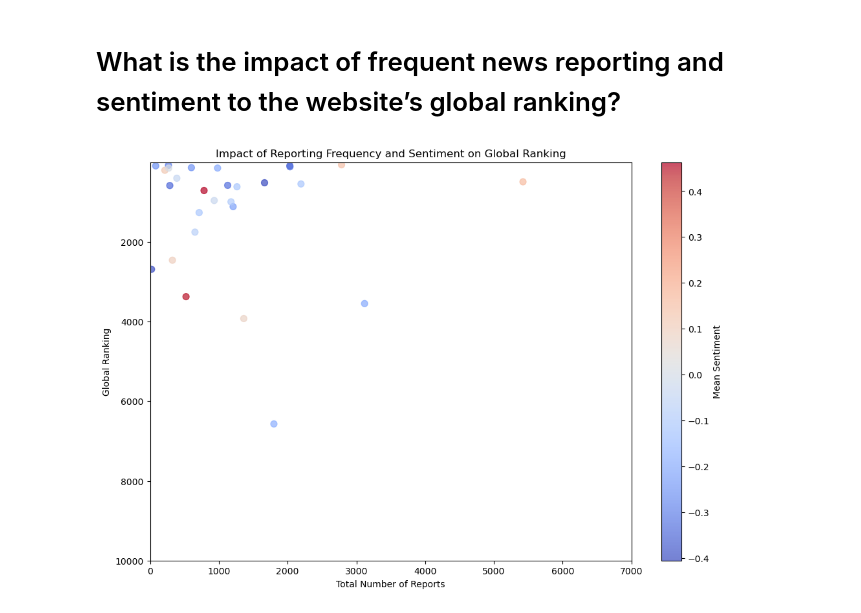
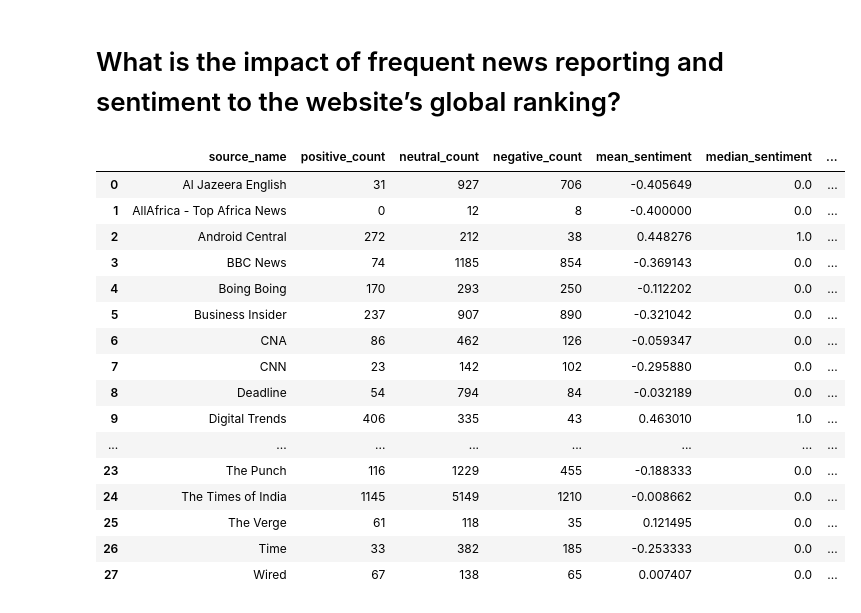
Before and after one commit to mekbibisdone/news_correlation, a Jupyter notebook: notebooks/news_eda.ipynb, the cells around one changed output. Saved outputs shown, nothing was run; the diff lists cells and outputs as text; code cells hidden in the pictures.

```diff
--- a/notebooks/news_eda.ipynb
+++ b/notebooks/news_eda.ipynb
@@ -465,44 +460,41 @@ plt.show()
 # %% [markdown]
 # What is the impact of frequent news reporting and sentiment to the website’s global ranking?
 # %%
-data["Domain"] = data["url"].map(extract_domain)
-
 sentiment_mapping = {'Positive': 1, 'Neutral': 0, 'Negative': -1}
 data['Sentiment'] = data['title_sentiment'].map(sentiment_mapping)
-
-sentiment_stats = data.groupby('Domain').agg(
-    total_reports=pd.NamedAgg(column='Sentiment', aggfunc='count'),
+sentiment_stats = data.groupby('source_name').agg(
     positive_count=pd.NamedAgg(column='Sentiment', aggfunc=lambda x: (x == 1).sum()),
     neutral_count=pd.NamedAgg(column='Sentiment', aggfunc=lambda x: (x == 0).sum()),
     negative_count=pd.NamedAgg(column='Sentiment', aggfunc=lambda x: (x == -1).sum()),
     mean_sentiment=pd.NamedAgg(column='Sentiment', aggfunc='mean'),
     median_sentiment=pd.NamedAgg(column='Sentiment', aggfunc='median'),
     variance_sentiment=pd.NamedAgg(column='Sentiment', aggfunc='var')
 ).reset_index()
 
-print
-merged_stats = sentiment_stats.merge(traffic[['Domain', 'GlobalRank']], on='Domain', how='left')
+data["Domain"] = data["url"].map(extract_domain)
+final_data = pd.merge(data, traffic, left_on='Domain', right_on='Domain')
+reports_count = final_data.groupby('source_name').agg(
+    total_reports=pd.NamedAgg(column='article_id', aggfunc='count'),
+    GlobalRank=pd.NamedAgg(column='GlobalRank', aggfunc='first')  # Keep the first GlobalRank value
+).reset_index()
 
-total_reports_limit = (0, 7000)  # Adjust these values as needed
-global_rank_limit = (1, 10000)  # Adjust these values as needed
-
-plt.figure(figsize=(12, 8))
-scatter = plt.scatter(
-    x=merged_stats['total_reports'],
-    y=merged_stats['GlobalRank'],
-    c=merged_stats['mean_sentiment'],
-    cmap='coolwarm',
-    s=50,
-    alpha=0.7
-)
-
-plt.xlim(total_reports_limit)
-plt.ylim(global_rank_limit)
-plt.colorbar(scatter, label='Mean Sentiment')
-plt.xlabel('Total Number of Reports')
-plt.ylabel('Global Ranking')
-plt.title('Impact of Reporting Frequency and Sentiment on Global Ranking')
-plt.gca().invert_yaxis()  # Invert y-axis since lower ranks are better
-plt.show()
+final_stats = pd.merge(sentiment_stats, reports_count, left_on='source_name', right_on='source_name')
+final_stats
 # %% [output]
-[figure, removed]
+|  | source_name | positive_count | neutral_count | negative_count | mean_sentiment | median_sentiment | ... |
+| 0 | Al Jazeera English | 31 | 927 | 706 | -0.405649 | 0.0 | ... |
+| 1 | AllAfrica - Top Africa News | 0 | 12 | 8 | -0.400000 | 0.0 | ... |
+| 2 | Android Central | 272 | 212 | 38 | 0.448276 | 1.0 | ... |
+| 3 | BBC News | 74 | 1185 | 854 | -0.369143 | 0.0 | ... |
+| 4 | Boing Boing | 170 | 293 | 250 | -0.112202 | 0.0 | ... |
+| 5 | Business Insider | 237 | 907 | 890 | -0.321042 | 0.0 | ... |
+| 6 | CNA | 86 | 462 | 126 | -0.059347 | 0.0 | ... |
+| 7 | CNN | 23 | 142 | 102 | -0.295880 | 0.0 | ... |
+| 8 | Deadline | 54 | 794 | 84 | -0.032189 | 0.0 | ... |
+| 9 | Digital Trends | 406 | 335 | 43 | 0.463010 | 1.0 | ... |
+| ... | ... | ... | ... | ... | ... | ... | ... |
+| 23 | The Punch | 116 | 1229 | 455 | -0.188333 | 0.0 | ... |
+| 24 | The Times of India | 1145 | 5149 | 1210 | -0.008662 | 0.0 | ... |
+| 25 | The Verge | 61 | 118 | 35 | 0.121495 | 0.0 | ... |
+| 26 | Time | 33 | 382 | 185 | -0.253333 | 0.0 | ... |
+| 27 | Wired | 67 | 138 | 65 | 0.007407 | 0.0 | ... |
```
Also changed, not shown: parts of 7 cells of this notebook, 2 other files.
